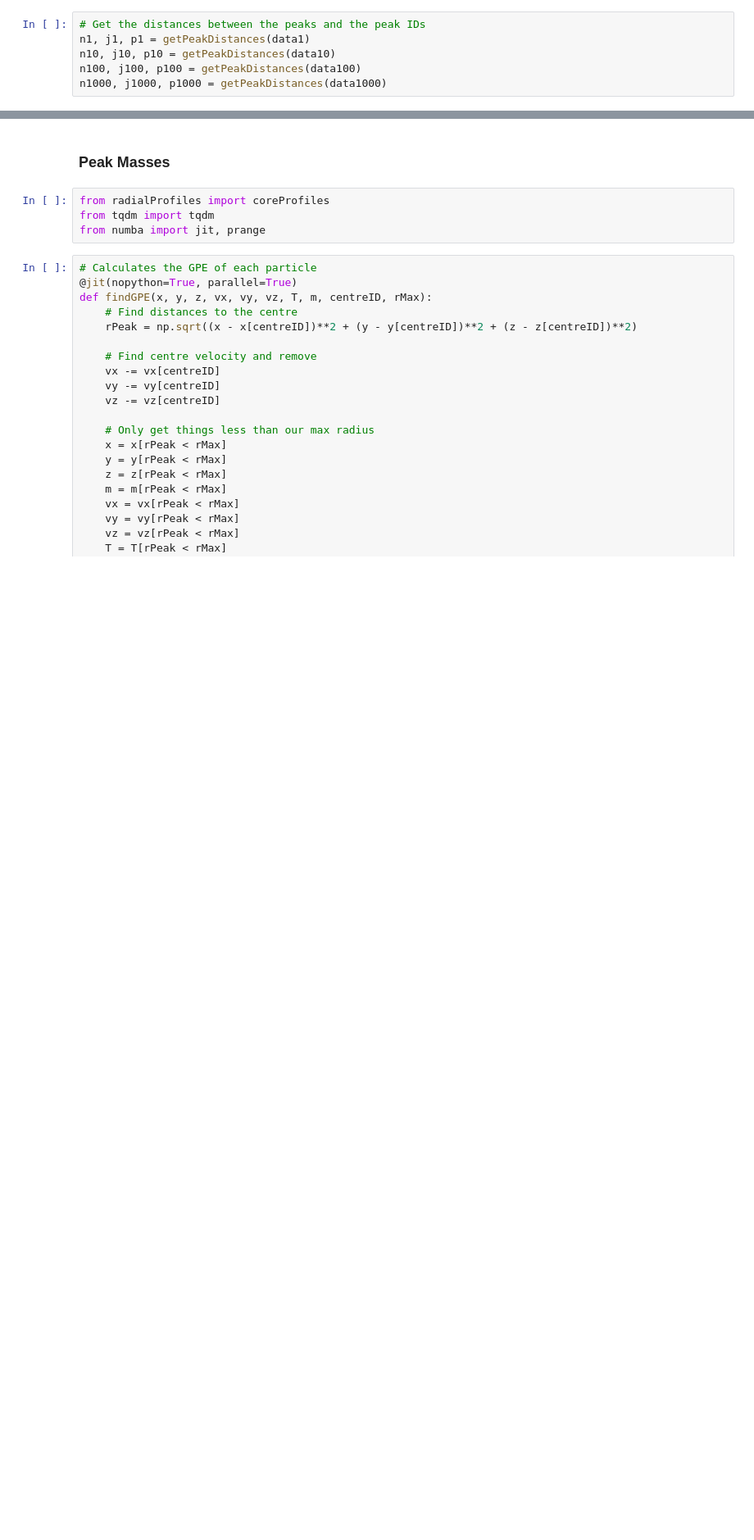
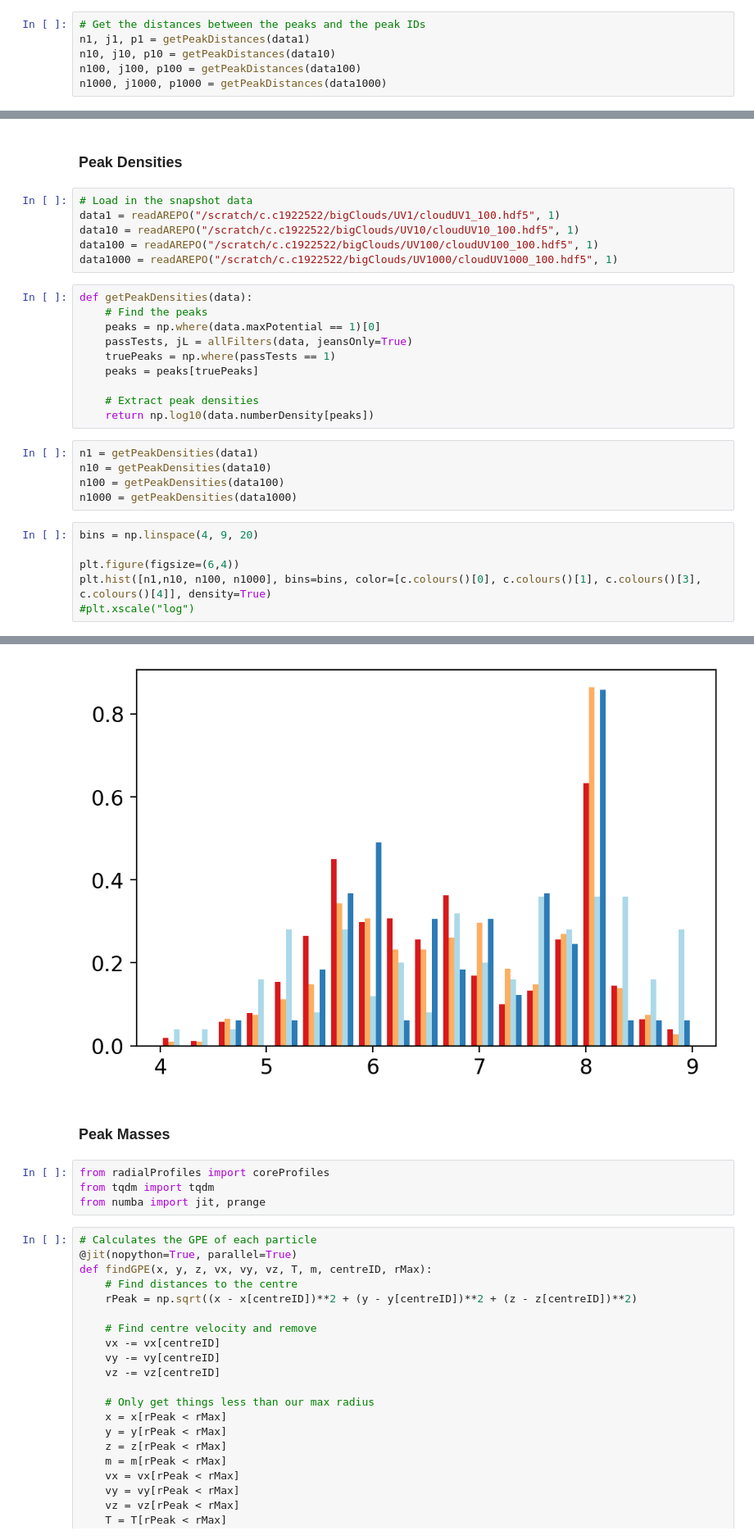
Before and after one commit to clonematthew/stardustCodes, a Jupyter notebook: fragmentation.ipynb, the cells around one changed output, grey strips where cells are left out. Shown at 82% size. Drawn from its saved outputs; the diff is of its cells as text; blank space fills up the shorter version.

```diff
--- a/fragmentation.ipynb
+++ b/fragmentation.ipynb
@@ -77,0 +194,30 @@ Text(0.5, 0, '$\\rm \\gamma_{SFR}$')
+# %% [markdown]
+### Peak Densities
+# %%
+# Load in the snapshot data
+data1 = readAREPO("/scratch/c.c1922522/bigClouds/UV1/cloudUV1_100.hdf5", 1)
+data10 = readAREPO("/scratch/c.c1922522/bigClouds/UV10/cloudUV10_100.hdf5", 1)
+data100 = readAREPO("/scratch/c.c1922522/bigClouds/UV100/cloudUV100_100.hdf5", 1)
+data1000 = readAREPO("/scratch/c.c1922522/bigClouds/UV1000/cloudUV1000_100.hdf5", 1)
+# %%
+def getPeakDensities(data):
+    # Find the peaks
+    peaks = np.where(data.maxPotential == 1)[0]
+    passTests, jL = allFilters(data, jeansOnly=True)
+    truePeaks = np.where(passTests == 1)
+    peaks = peaks[truePeaks]
+
+    # Extract peak densities
+    return np.log10(data.numberDensity[peaks])
+# %%
+n1 = getPeakDensities(data1)
+n10 = getPeakDensities(data10)
+n100 = getPeakDensities(data100)
+n1000 = getPeakDensities(data1000)
+# %%
+bins = np.linspace(4, 9, 20)
+
+plt.figure(figsize=(6,4))
+plt.hist([n1,n10, n100, n1000], bins=bins, color=[c.colours()[0], c.colours()[1], c.colours()[3], c.colours()[4]], density=True)
+#plt.xscale("log")
+# %% [output]
@@ -78,3 +241,4 @@ Text(0.5, 0, '$\\rm \\gamma_{SFR}$')
+[figure, added]
 # %% [markdown]
 ### Peak Masses
 # %%
```
Also changed, not shown: parts of 32 cells of this notebook, 2 other files.
